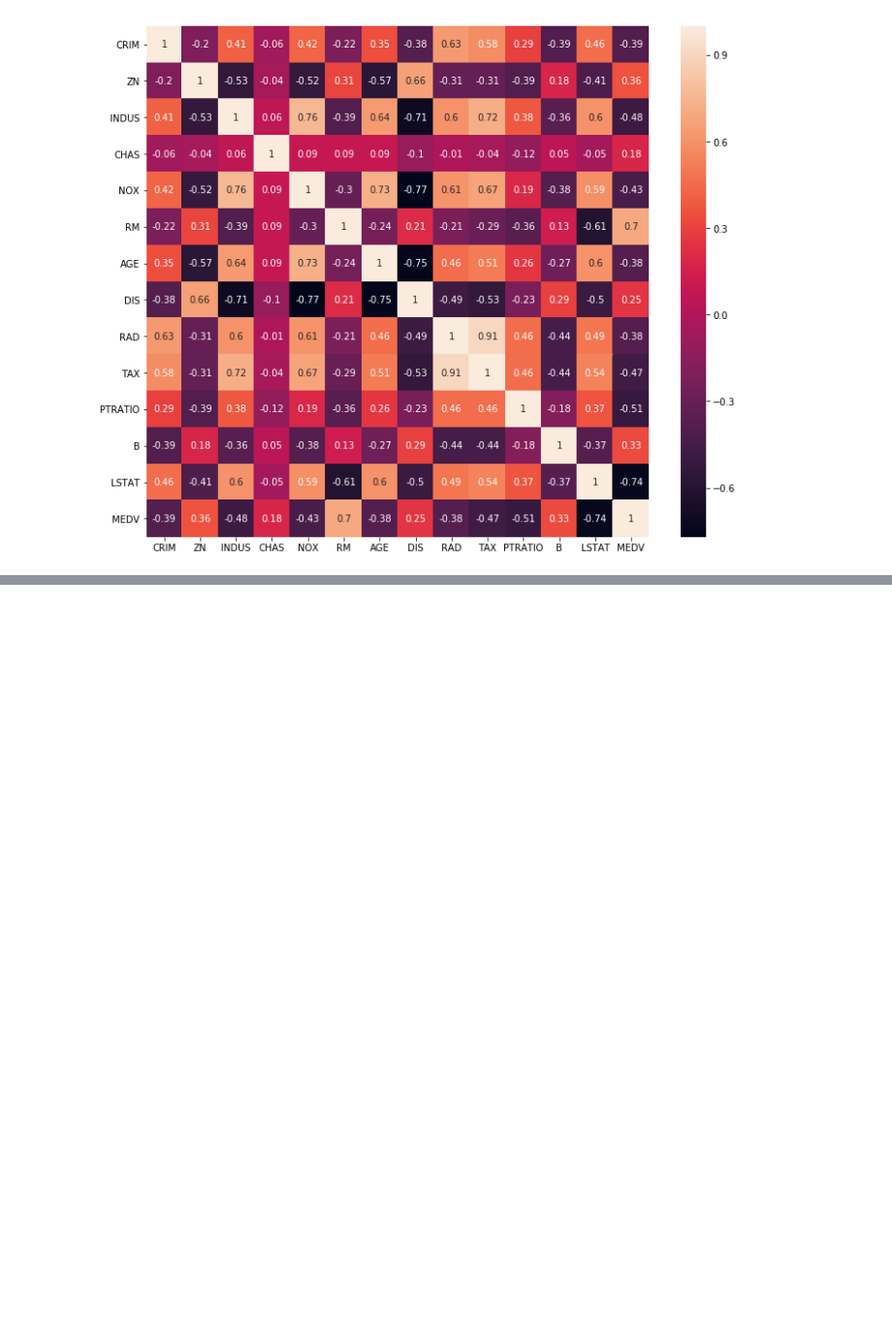
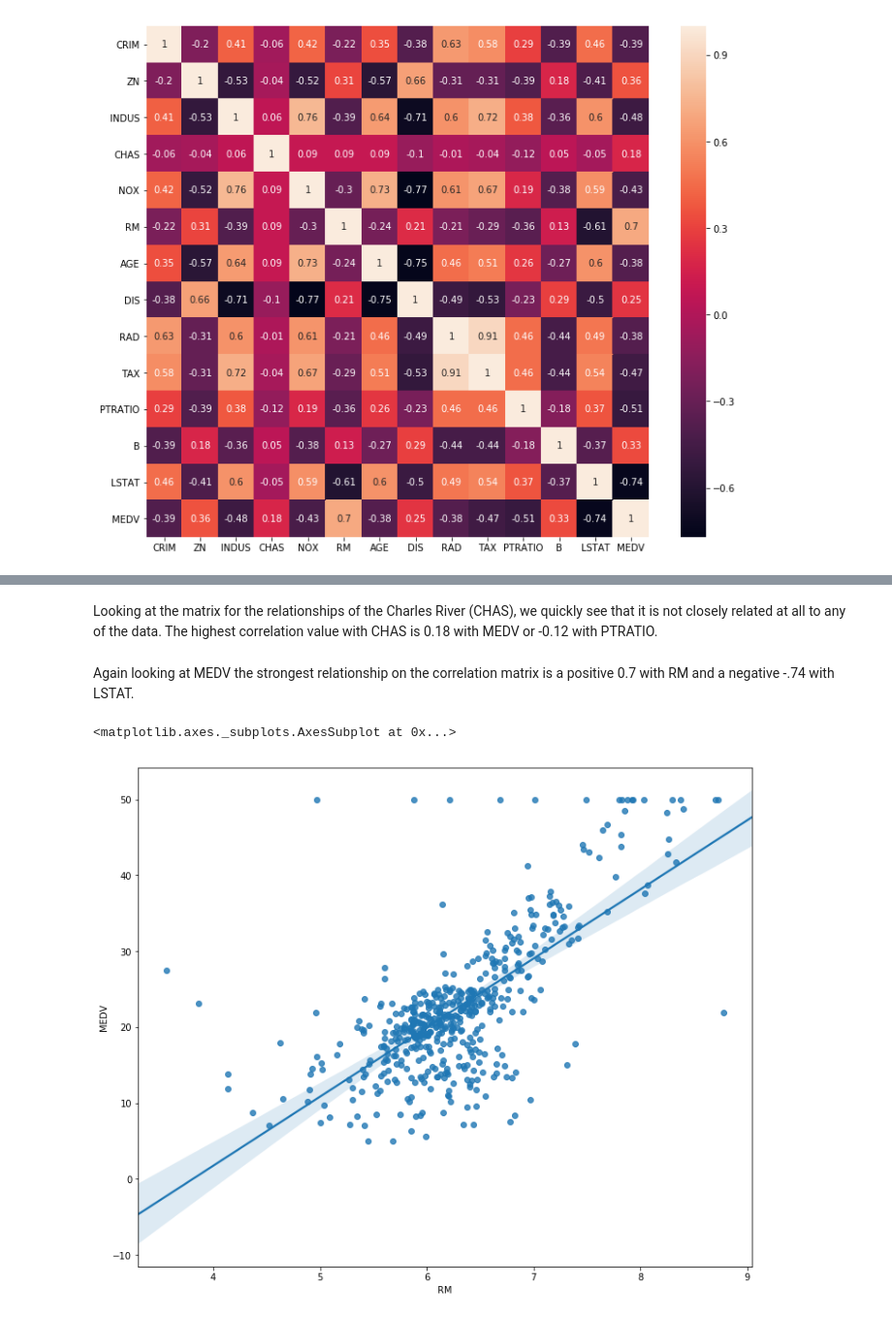
Before and after one commit to MichaelORegan/52954_MACHINE_LEARNING_AND_STATISTICS, a Jupyter notebook: 52954 Project Boston House Price Dataset.ipynb, the cells around one changed output, grey strips where cells are left out. Shown at 97% size. Saved outputs shown, nothing was run; the diff lists cells and outputs as text; code cells hidden in the pictures; blank space fills up the shorter version.

```diff
--- a/52954 Project Boston House Price Dataset.ipynb
+++ b/52954 Project Boston House Price Dataset.ipynb
@@ -234,0 +285,9 @@ sns.heatmap(data=correlation_matrix, annot=True)
+# %% [markdown]
+Looking at the matrix for the relationships of the Charles River (CHAS), we quickly see that it is not closely related at all to any of the data.  The highest correlation value with CHAS is 0.18 with MEDV or -0.12 with PTRATIO.
+# %% [markdown]
+Again looking at MEDV the strongest relationship on the correlation matrix is a positive 0.7 with RM and a negative -.74 with LSTAT.
+# %%
+sns.regplot(x="RM", y="MEDV", data=boston)
+# %% [output]
+<matplotlib.axes._subplots.AxesSubplot at 0x...>
+[figure, added]
```
Also changed, not shown: parts of 28 cells of this notebook.
